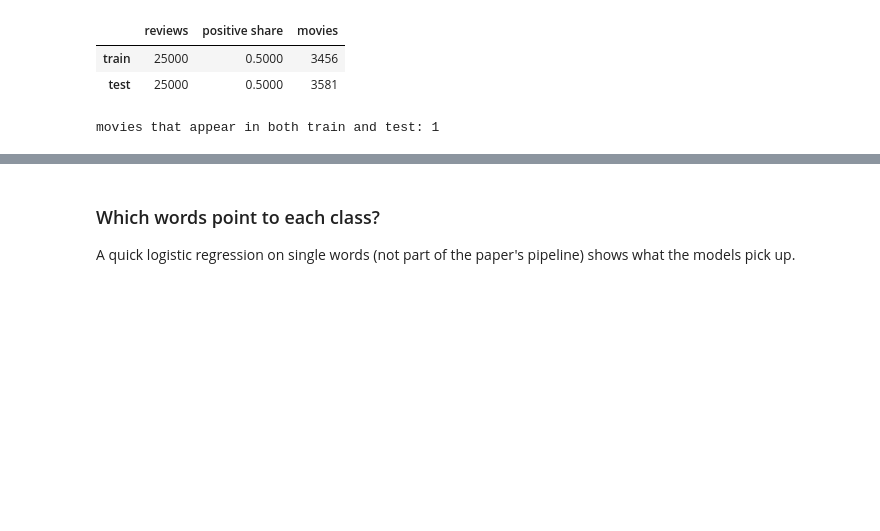
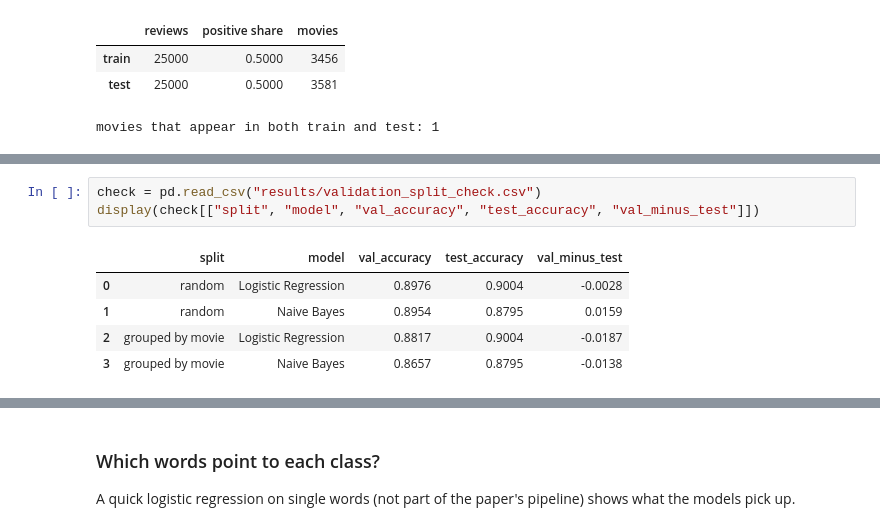
Before and after one commit to ArjunGK28/ML-miniproject, a Jupyter notebook: notebooks/walkthrough.ipynb, the cells around one changed output, grey strips where cells are left out. Saved outputs shown, nothing was run; the diff lists cells and outputs as text; blank space fills up the shorter version.

```diff
--- a/notebooks/walkthrough.ipynb
+++ b/notebooks/walkthrough.ipynb
@@ -44,3 +48,12 @@ movies that appear in both train and test: 1
+# %%
+check = pd.read_csv("results/validation_split_check.csv")
+display(check[["split", "model", "val_accuracy", "test_accuracy", "val_minus_test"]])
+# %% [output]
+|  | split | model | val_accuracy | test_accuracy | val_minus_test |
+| 0 | random | Logistic Regression | 0.8976 | 0.9004 | -0.0028 |
+| 1 | random | Naive Bayes | 0.8954 | 0.8795 | 0.0159 |
+| 2 | grouped by movie | Logistic Regression | 0.8817 | 0.9004 | -0.0187 |
+| 3 | grouped by movie | Naive Bayes | 0.8657 | 0.8795 | -0.0138 |
 # %%
 fig, axes = plt.subplots(1, 2, figsize=(11, 3.5))
 ratings = train.rating.value_counts().sort_index()
```
Also changed, not shown: parts of 11 cells of this notebook, 4 other files.
